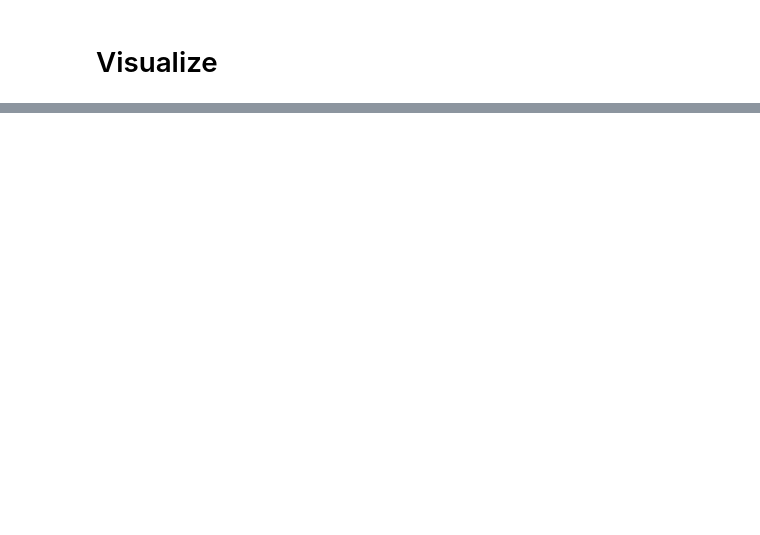
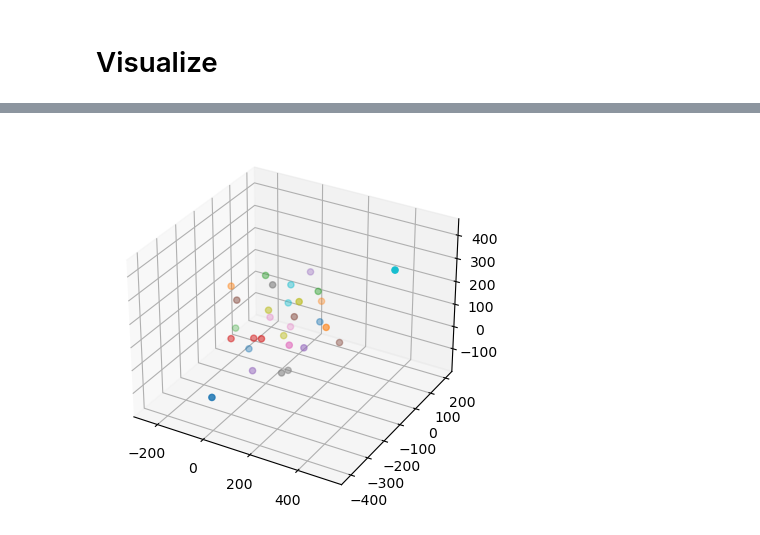
Before and after one commit to qkhanh711/NanoClassification, a Jupyter notebook: NANO.ipynb, the cells around one changed output, grey strips where cells are left out. Saved outputs shown, nothing was run; the diff lists cells and outputs as text; code cells hidden in the pictures; blank space fills up the shorter version.

```diff
--- a/NANO.ipynb
+++ b/NANO.ipynb
@@ -567,0 +591,20 @@ plt.show()
+# %%
+from mpl_toolkits.mplot3d import Axes3D
+
+
+tsne = TSNE(n_components=3,perplexity=4, random_state=0)
+tsne_results = tsne.fit_transform(X_train)
+
+
+tsne_results = pd.DataFrame(tsne_results, columns=['tsne1', 'tsne2', 'tsne3'])
+
+fig = plt.figure()
+ax = fig.add_subplot(111, projection='3d')
+
+cmap = get_cmap('tab10')
+
+scatter = ax.scatter(tsne_results['tsne1'], tsne_results['tsne2'], tsne_results['tsne3'], c=y_train, cmap=cmap)
+
+plt.show()
+# %% [output]
+[figure, added]
```
Also changed, not shown: parts of 12 cells of this notebook, 3 other files.
